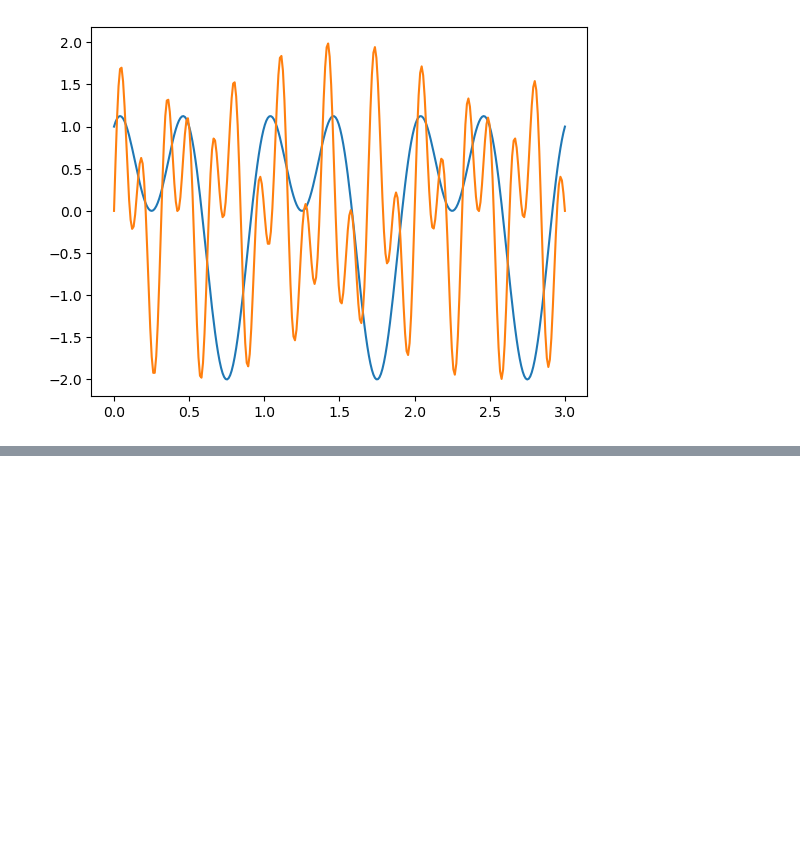
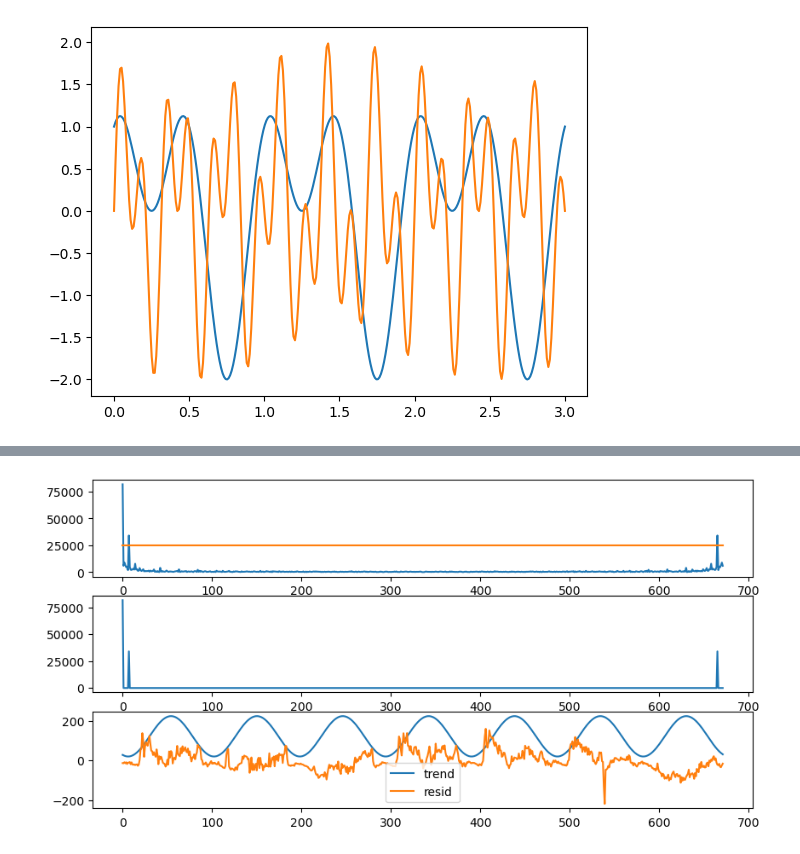
Before and after one commit to kolusask/IDP, a Jupyter notebook: test_fft.ipynb, the cells around one changed output, grey strips where cells are left out. Saved outputs shown, nothing was run; the diff lists cells and outputs as text; code cells hidden in the pictures; blank space fills up the shorter version.

```diff
--- a/test_fft.ipynb
+++ b/test_fft.ipynb
@@ -78,0 +141,16 @@ plt.plot(freq[:plot_len], sig_resid_fft[:plot_len])
+# %%
+threshold = 25000
+fft_q_trend = fft_q.clone()
+fft_q_trend[torch.abs(torch.real(fft_q_trend)) < threshold] = 0.0
+mat_q_trend = torch.real(torch.fft.ifft(fft_q_trend))
+mat_q_resid = mat_q_week - mat_q_trend
+fig, axes = plt.subplots(3, 1, figsize=(10, 5))
+axes[0].plot(torch.abs(fft_q))
+axes[0].plot(torch.ones_like(fft_q_trend) * threshold)
+axes[1].plot(torch.abs(fft_q_trend))
+axes[2].plot(mat_q_trend, label='trend')
+axes[2].plot(mat_q_resid, label='resid')
+plt.legend()
+plt.show()
+# %% [output]
+[figure, added]
```
Also changed, not shown: parts of 13 cells of this notebook, 2 other files.
